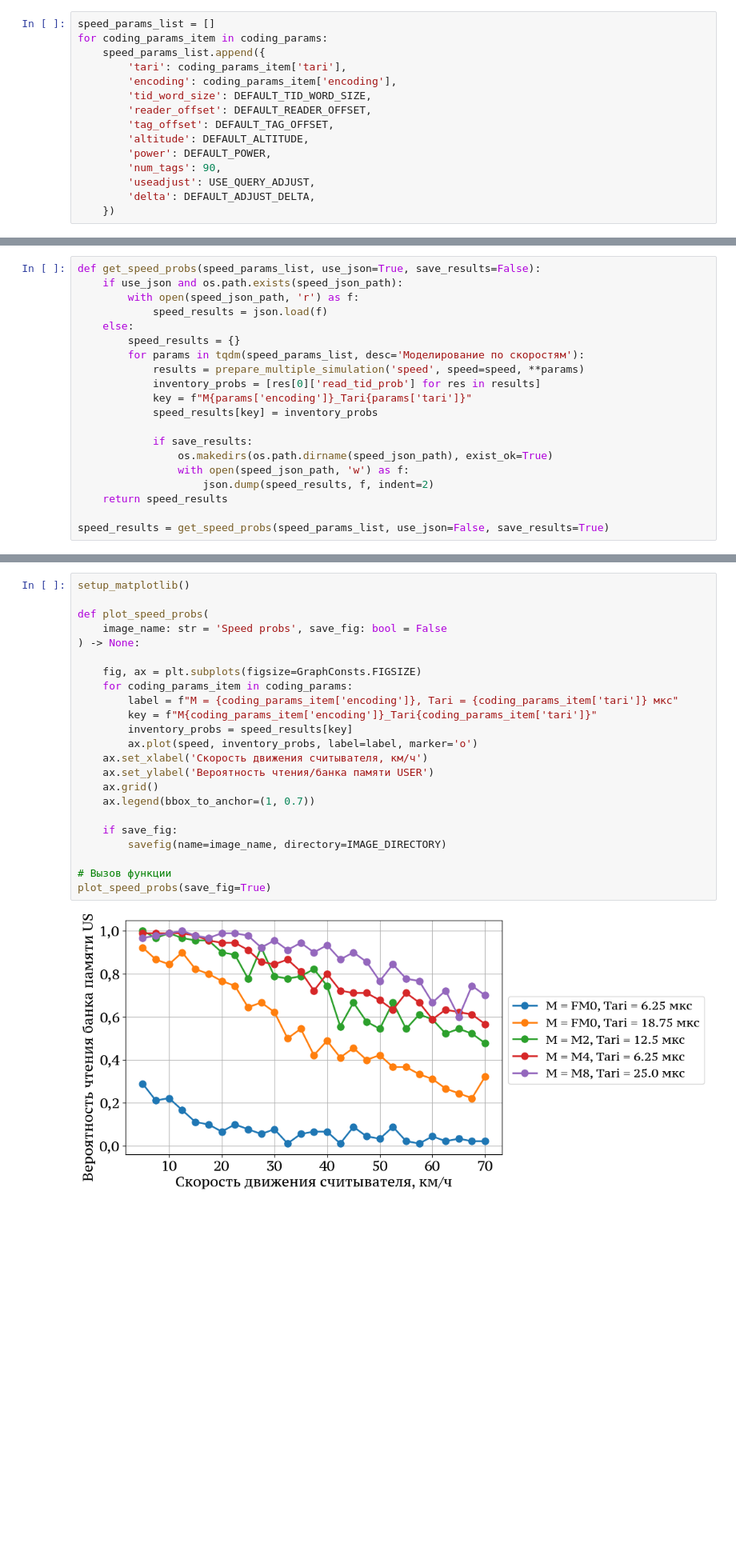
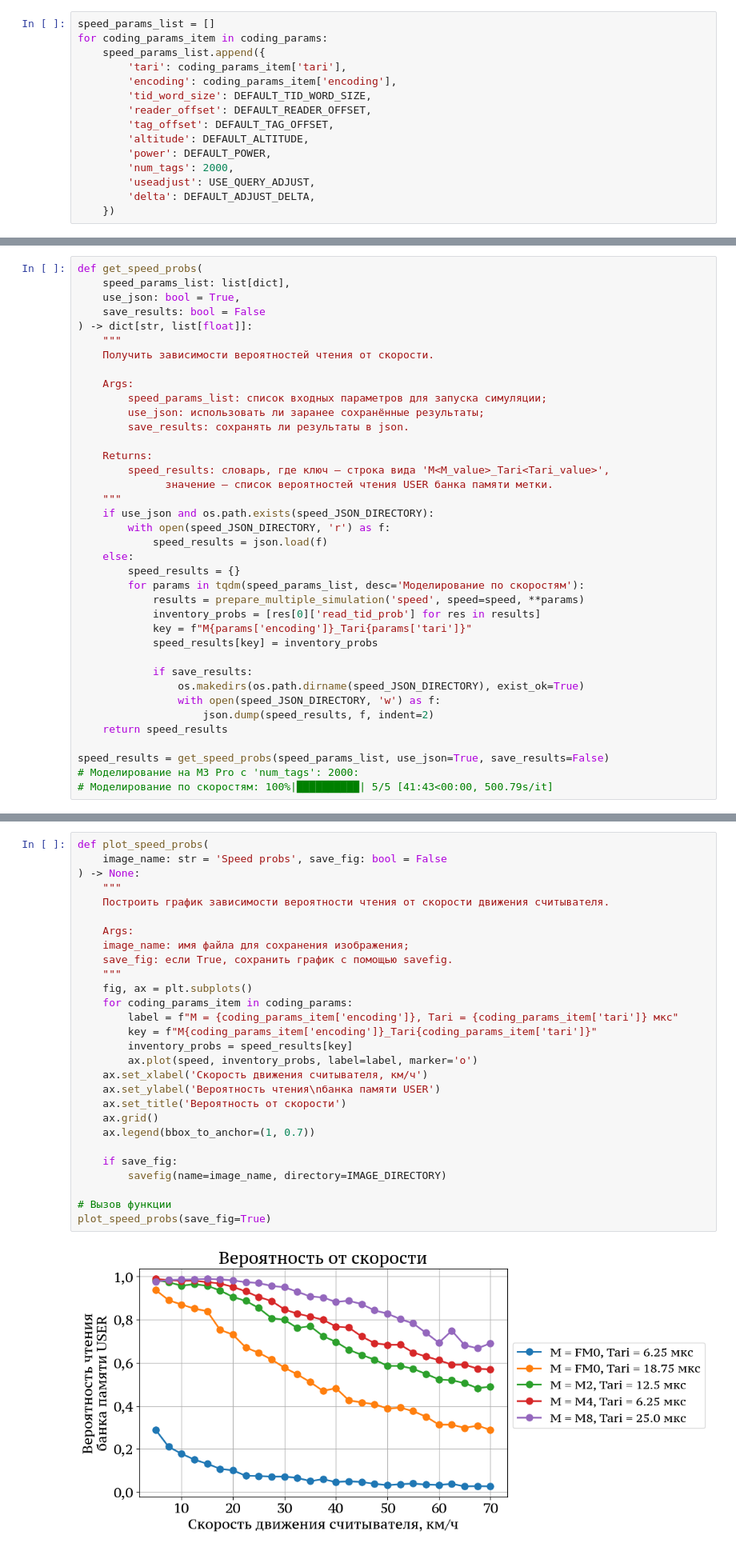
Before and after one commit to VilmenAbramian/simulation, a Jupyter notebook: pysim/experiments/rfid_single_tag.ipynb, the cells around one changed output, grey strips where cells are left out. Shown at 80% size. Saved outputs shown, nothing was run; the diff lists cells and outputs as text; blank space fills up the shorter version.

Commit message:
Complete 4 main graphs

```diff
--- a/pysim/experiments/rfid_single_tag.ipynb
+++ b/pysim/experiments/rfid_single_tag.ipynb
@@ -58,7 +64,7 @@ for coding_params_item in coding_params:
         'tag_offset': DEFAULT_TAG_OFFSET,
         'altitude': DEFAULT_ALTITUDE,
         'power': DEFAULT_POWER,
-        'num_tags': 90,
+        'num_tags': 2000,
         'useadjust': USE_QUERY_ADJUST,
         'delta': DEFAULT_ADJUST_DELTA,
     })
@@ -65,7 +73,23 @@ for coding_params_item in coding_params:
 # %%
-def get_speed_probs(speed_params_list, use_json=True, save_results=False):
-    if use_json and os.path.exists(speed_json_path):
-        with open(speed_json_path, 'r') as f:
+def get_speed_probs(
+    speed_params_list: list[dict],
+    use_json: bool = True,
+    save_results: bool = False
+) -> dict[str, list[float]]:
+    """
+    Получить зависимости вероятностей чтения от скорости.
+
+    Args:
+        speed_params_list: список входных параметров для запуска симуляции;
+        use_json: использовать ли заранее сохранённые результаты;
+        save_results: сохранять ли результаты в json.
+
+    Returns:
+        speed_results: словарь, где ключ — строка вида 'M<M_value>_Tari<Tari_value>',
+              значение — список вероятностей чтения USER банка памяти метки.
+    """
+    if use_json and os.path.exists(speed_JSON_DIRECTORY):
+        with open(speed_JSON_DIRECTORY, 'r') as f:
             speed_results = json.load(f)
     else:
         speed_results = {}
@@ -76,10 +100,12 @@ def get_speed_probs(speed_params_list, use_json=True, save_results=False):
             speed_results[key] = inventory_probs
 
             if save_results:
-                os.makedirs(os.path.dirname(speed_json_path), exist_ok=True)
-                with open(speed_json_path, 'w') as f:
+                os.makedirs(os.path.dirname(speed_JSON_DIRECTORY), exist_ok=True)
+                with open(speed_JSON_DIRECTORY, 'w') as f:
                     json.dump(speed_results, f, indent=2)
     return speed_results
 
-speed_results = get_speed_probs(speed_params_list, use_json=False, save_results=True)
+speed_results = get_speed_probs(speed_params_list, use_json=True, save_results=False)
+# Моделирование на M3 Pro с 'num_tags': 2000:
+# Моделирование по скоростям: 100%|██████████| 5/5 [41:43<00:00, 500.79s/it]
 # %% [markdown]
@@ -87,25 +113,30 @@ speed_results = get_speed_probs(speed_params_list, use_json=False, save_results=
 # %%
-setup_matplotlib()
-
 def plot_speed_probs(
     image_name: str = 'Speed probs', save_fig: bool = False
 ) -> None:
+    """
+    Построить график зависимости вероятности чтения от скорости движения считывателя.
 
-    fig, ax = plt.subplots(figsize=GraphConsts.FIGSIZE)
+    Args:
+    image_name: имя файла для сохранения изображения;
+    save_fig: если True, сохранить график с помощью savefig.
+    """
+    fig, ax = plt.subplots()
     for coding_params_item in coding_params:
         label = f"M = {coding_params_item['encoding']}, Tari = {coding_params_item['tari']} мкс"
         key = f"M{coding_params_item['encoding']}_Tari{coding_params_item['tari']}"
         inventory_probs = speed_results[key]
         ax.plot(speed, inventory_probs, label=label, marker='o')
     ax.set_xlabel('Скорость движения считывателя, км/ч')
-    ax.set_ylabel('Вероятность чтения/банка памяти USER')
+    ax.set_ylabel('Вероятность чтения\nбанка памяти USER')
+    ax.set_title('Вероятность от скорости')
     ax.grid()
     ax.legend(bbox_to_anchor=(1, 0.7))
 
     if save_fig:
         savefig(name=image_name, directory=IMAGE_DIRECTORY)
 
 # Вызов функции
 plot_speed_probs(save_fig=True)
 # %% [output]
-[figure, old version]
+[figure, new version]
```
Also changed, not shown: parts of 32 cells of this notebook, 12 other files.
